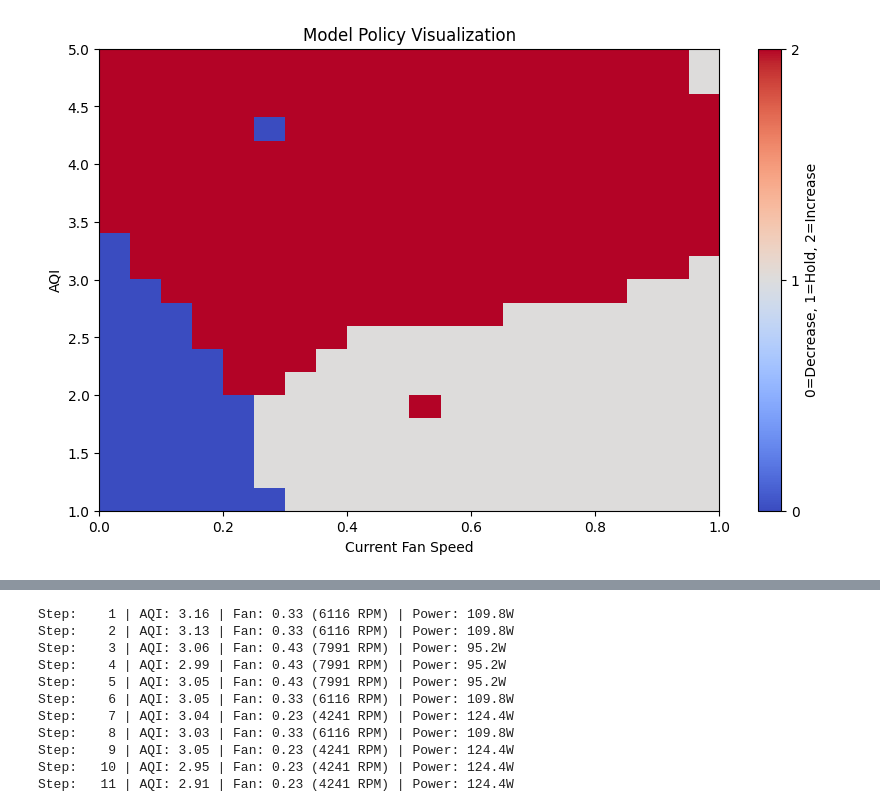
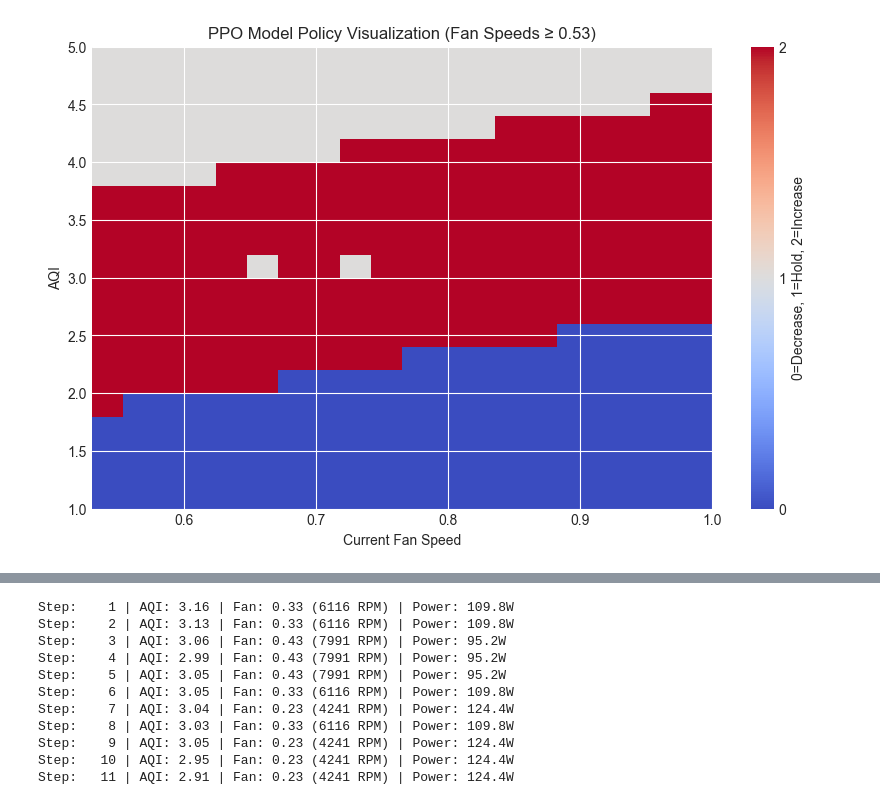
Before and after one commit to kagozi/aqi-monitor, a Jupyter notebook: evaluation.ipynb, the cells around one changed output, grey strips where cells are left out. Saved outputs shown, nothing was run; the diff lists cells and outputs as text; code cells hidden in the pictures.

Commit message:
++ Retrain with Correct Voltage range

```diff
--- a/evaluation.ipynb
+++ b/evaluation.ipynb
@@ -147,7 +148,9 @@ CHECKPOINT_DIR_DQN = './dqn/train'
 # %%
+# Define ranges
 aqi_range = np.linspace(1.0, 5.0, 20)
-speed_range = np.linspace(0.0, 1.0, 20)
-action_grid = np.zeros((20, 20))
+# Truncate fan speeds below 0.53
+speed_range = np.linspace(0.53, 1.0, 20)
+action_grid = np.zeros((len(aqi_range), len(speed_range)))
 # %%
 def normalize_energy(fan_speed, fan_env):
     rpm = fan_speed * fan_env.max_rpm
@@ -159,26 +162,29 @@ def normalize_energy(fan_speed, fan_env):
 # %%
 '''
 Test with trained model
 This script will load the trained model and run it in the environment to see how it performs.
 '''
 
-# model_ppo = PPO.load(f"{CHECKPOINT_DIR_PPO}/best_model_100000")  # Path to your saved model
+model_ppo = PPO.load(f"{CHECKPOINT_DIR_PPO}/model_100000")  # Path to your saved model
 model_dqn = DQN.load(f"{CHECKPOINT_DIR_DQN}/model_100000")  # Path to your saved model
-# model_a2c = A2C.load(f"{CHECKPOINT_DIR_A2C}/best_model_100000")  # Path to your saved model
-
+model_a2c = A2C.load(f"{CHECKPOINT_DIR_A2C}/model_100000")  # Path to your saved model
+model_dqn2 = DQN.load(f"{CHECKPOINT_DIR_DQN2}/model_100000")  # Path to your saved model
+model_ppo2 = PPO.load(f"{CHECKPOINT_DIR_PPO2}/model_100000")  # Path to your saved model
+# Evaluate policy
 for i, aqi in enumerate(aqi_range):
     for j, speed in enumerate(speed_range):
-        normalized_energy = normalize_energy(speed, fan_env)
-        obs = np.array([aqi, speed, normalized_energy], dtype=np.float32)
-        action, _ = model_dqn.predict(obs)
+        obs = np.array([aqi, speed], dtype=np.float32)
+        action, _ = model_dqn2.predict(obs)
         action_grid[i, j] = action
 
-plt.figure(figsize=(10,6))
-plt.imshow(action_grid, extent=[0,1,1,5], aspect='auto', cmap='coolwarm')
-plt.colorbar(ticks=[0,1,2], label='0=Decrease, 1=Hold, 2=Increase')
+# Plot
+plt.figure(figsize=(10, 6))
+plt.imshow(action_grid, extent=[0.53, 1.0, 1, 5], aspect='auto', cmap='coolwarm', origin='lower')
+plt.colorbar(ticks=[0, 1, 2], label='0=Decrease, 1=Hold, 2=Increase')
 plt.xlabel('Current Fan Speed')
 plt.ylabel('AQI')
-plt.title('Model Policy Visualization')
+plt.title('PPO Model Policy Visualization (Fan Speeds ≥ 0.53)')
+plt.grid(True)
 plt.show()
 # %% [output]
-[figure, old version]
+[figure, new version]
```
Also changed, not shown: parts of 12 cells of this notebook, 23 other files.
